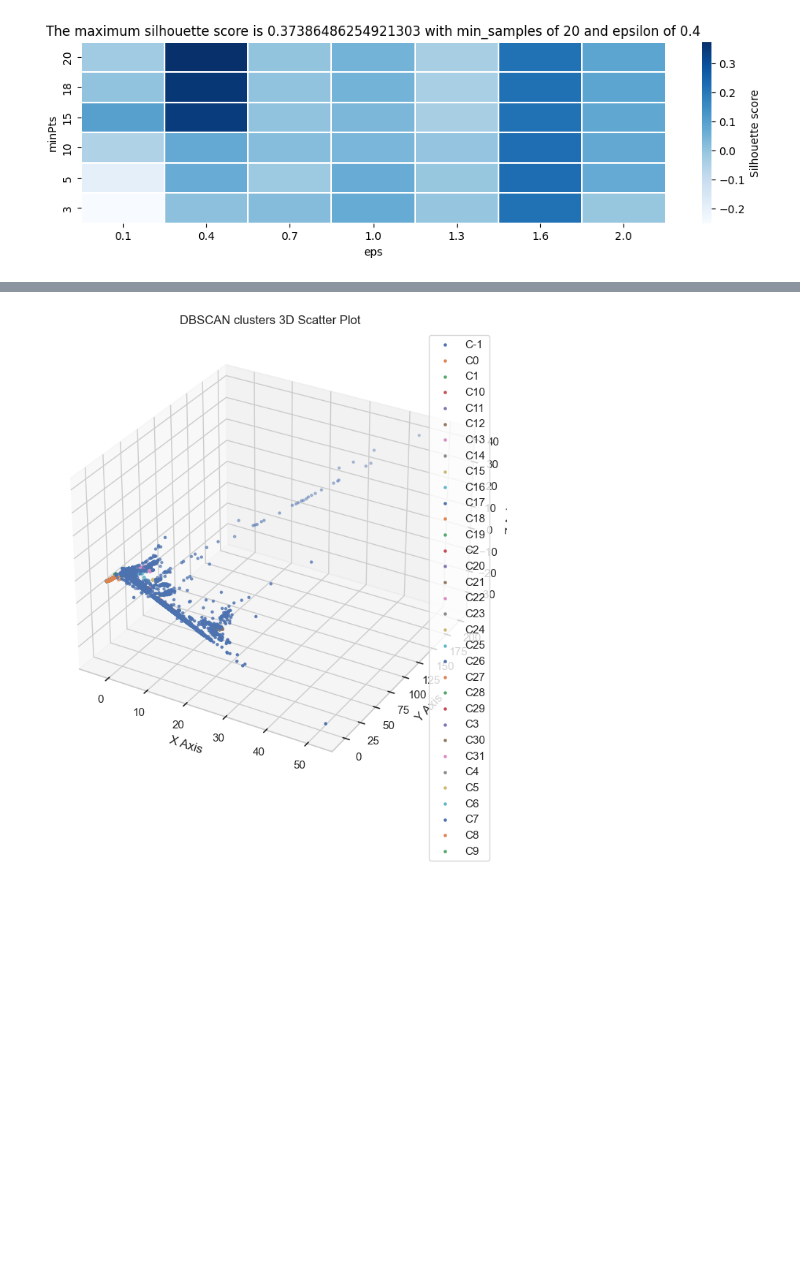
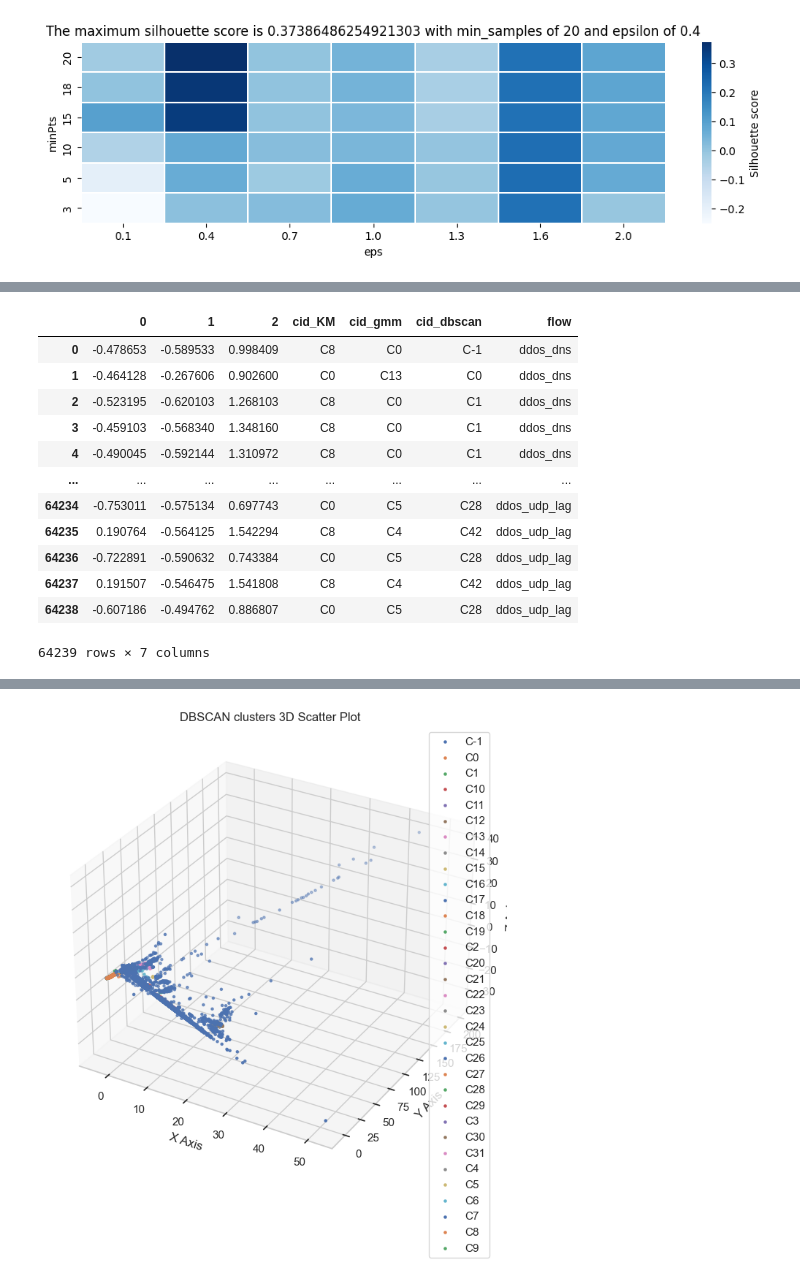
Before and after one commit to federicomirra01/DDoS_analysis_project, a Jupyter notebook: Section_3.ipynb, the cells around one changed output, grey strips where cells are left out. Saved outputs shown, nothing was run; the diff lists cells and outputs as text; code cells hidden in the pictures; blank space fills up the shorter version.

```diff
--- a/Section_3.ipynb
+++ b/Section_3.ipynb
@@ -294,0 +295,16 @@ Text(0.5, 1.0, 'DBSCAN with eps = 2 and min_samples = 18')
+# %%
+cluster_df
+# %% [output]
+|  | 0 | 1 | 2 | cid_KM | cid_gmm | cid_dbscan | flow |
+| 0 | -0.478653 | -0.589533 | 0.998409 | C8 | C0 | C-1 | ddos_dns |
+| 1 | -0.464128 | -0.267606 | 0.902600 | C0 | C13 | C0 | ddos_dns |
+| 2 | -0.523195 | -0.620103 | 1.268103 | C8 | C0 | C1 | ddos_dns |
+| 3 | -0.459103 | -0.568340 | 1.348160 | C8 | C0 | C1 | ddos_dns |
+| 4 | -0.490045 | -0.592144 | 1.310972 | C8 | C0 | C1 | ddos_dns |
+| ... | ... | ... | ... | ... | ... | ... | ... |
+| 64234 | -0.753011 | -0.575134 | 0.697743 | C0 | C5 | C28 | ddos_udp_lag |
+| 64235 | 0.190764 | -0.564125 | 1.542294 | C8 | C4 | C42 | ddos_udp_lag |
+| 64236 | -0.722891 | -0.590632 | 0.743384 | C0 | C5 | C28 | ddos_udp_lag |
+| 64237 | 0.191507 | -0.546475 | 1.541808 | C8 | C4 | C42 | ddos_udp_lag |
+| 64238 | -0.607186 | -0.494762 | 0.886807 | C0 | C5 | C28 | ddos_udp_lag |
+64239 rows × 7 columns
```
Also changed, not shown: parts of 14 cells of this notebook, 3 other files.
